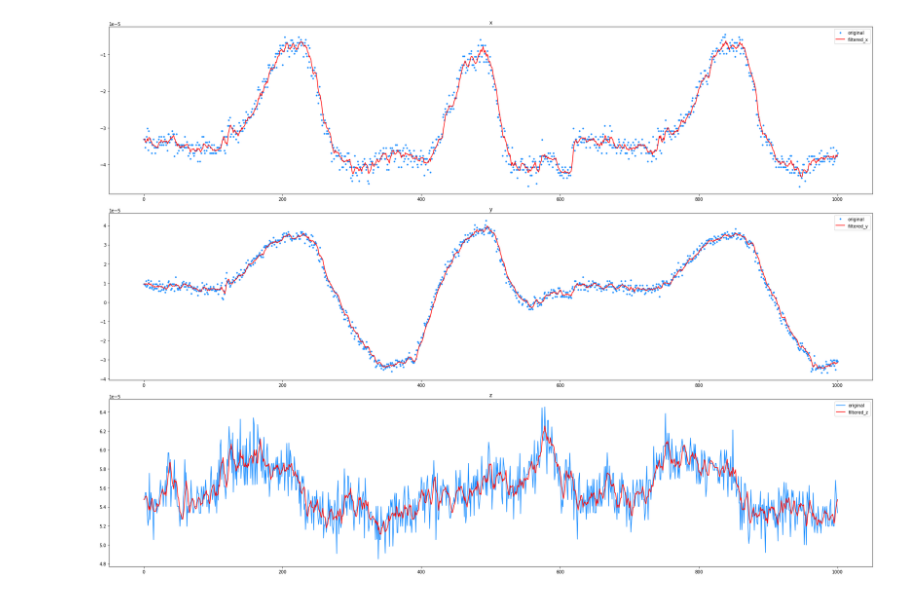
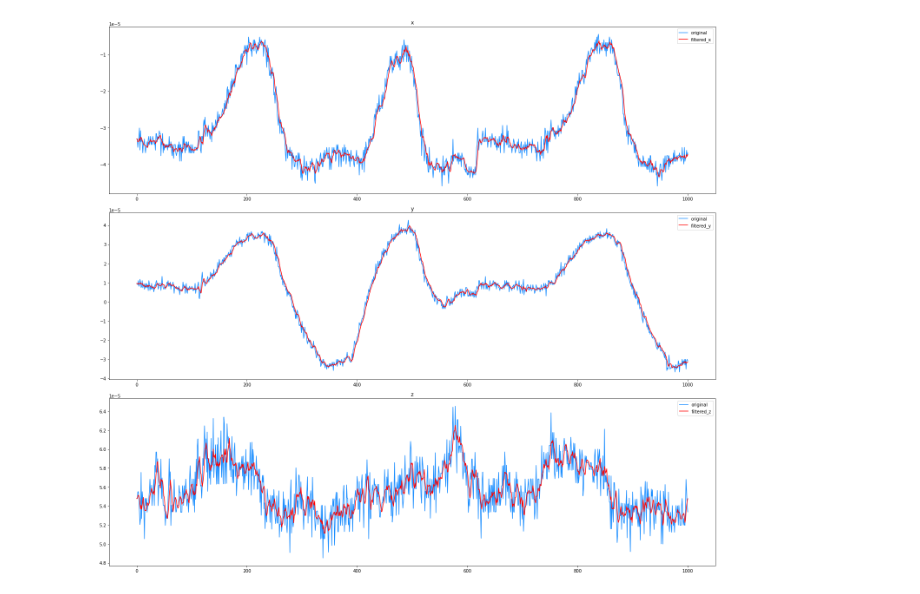
Before and after one commit to winterbloooom/tricat221, a Jupyter notebook: etc/test_results/filter_test.ipynb, the cells around one changed output. Cells and saved outputs as stored; diff of their text form; code cells hidden in the pictures.

Commit message:
save filter result

```diff
--- a/etc/test_results/filter_test.ipynb
+++ b/etc/test_results/filter_test.ipynb
@@ -38,6 +3,6 @@ import matplotlib.pyplot as plt
 import pandas as pd
 import numpy as np
 # %%
-file_name = "/home/lumos/tricat/src/tricat221/src/2022-05-14_22-46-59.csv"
+file_name = "/home/lumos/tricat/src/tricat221/etc/test_results/2022-05-14_22-46-59.csv"
 df = pd.read_csv(file_name, header=None)
 # %%
@@ -59,34 +17,35 @@ df
 # %%
 raw_x = df.iloc[:, 2]
 f_x = df.iloc[:, 5]
 
 raw_y = df.iloc[:, 3]
 f_y = df.iloc[:, 6]
 
 raw_z = df.iloc[:, 4]
 f_z = df.iloc[:, 7]
 
-plt.figure(figsize=(25, 18))
+plt.figure(figsize=(20, 18))
 
 plt.subplot(3, 1, 1)
 plt.title('x')
-plt.plot(raw_x, '.', color='dodgerblue', label='original')
+plt.plot(raw_x, '-', color='dodgerblue', label='original')
 plt.plot(f_x, 'r-', label='filtered_x')
 plt.legend()
 
 plt.subplot(3, 1, 2)
 plt.title('y')
-plt.plot(raw_y, '.', color='dodgerblue', label='original')
+plt.plot(raw_y, '-', color='dodgerblue', label='original')
 plt.plot(f_y, 'r-', label='filtered_y')
 plt.legend()
 
 plt.subplot(3, 1, 3)
 plt.title('z')
-plt.plot(raw_z, 'b-', color='dodgerblue', label='original')
+plt.plot(raw_z, '-', color='dodgerblue', label='original')
 plt.plot(f_z, 'r-', label='filtered_z')
 plt.legend()
 
 plt.tight_layout()
+plt.savefig('imu_mag_filter.jpg')
 plt.show()
 # %% [output]
-[figure, old version]
+[figure, new version]
```
Also changed, not shown: parts of 4 cells of this notebook, 5 other files.
